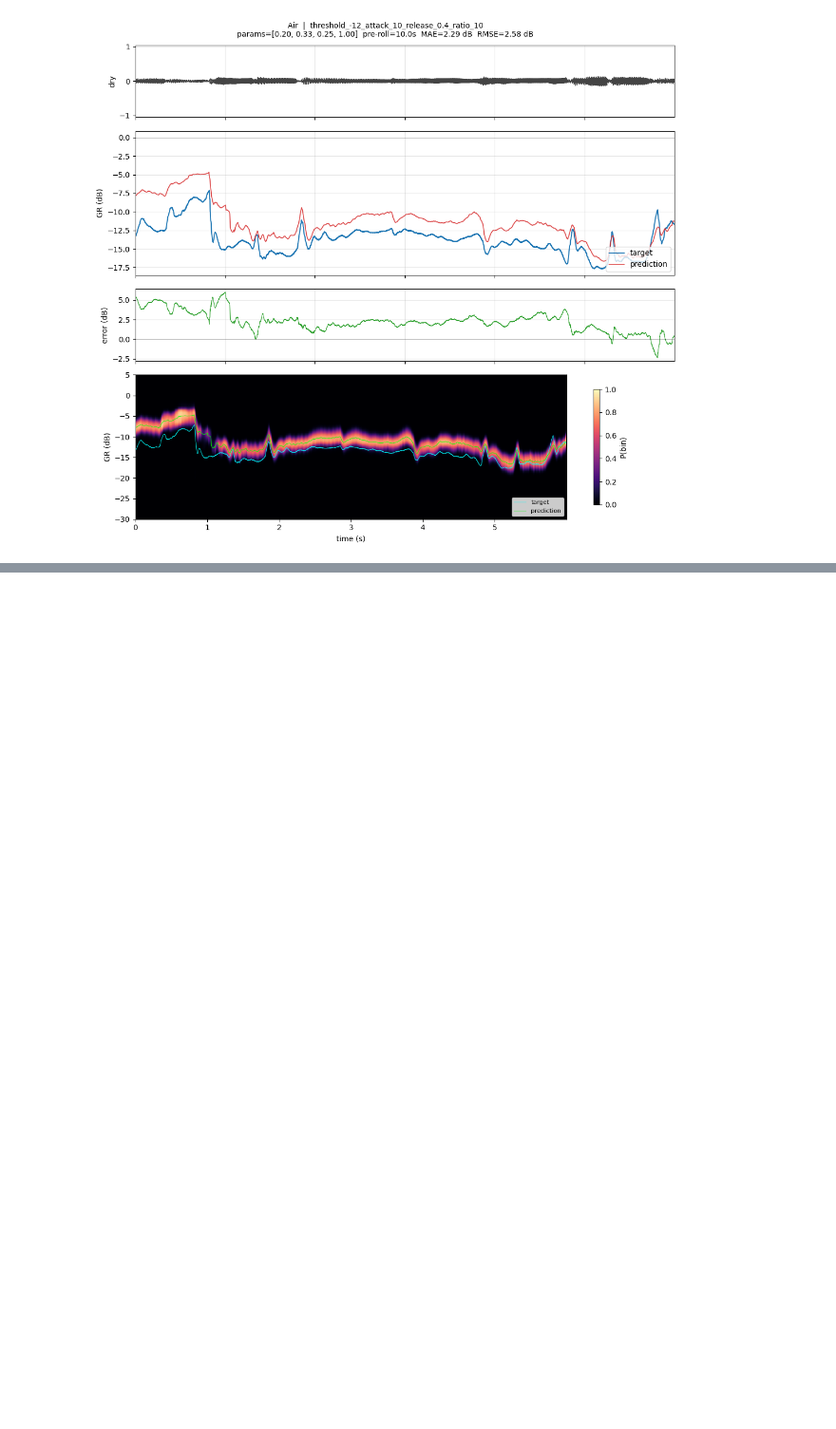
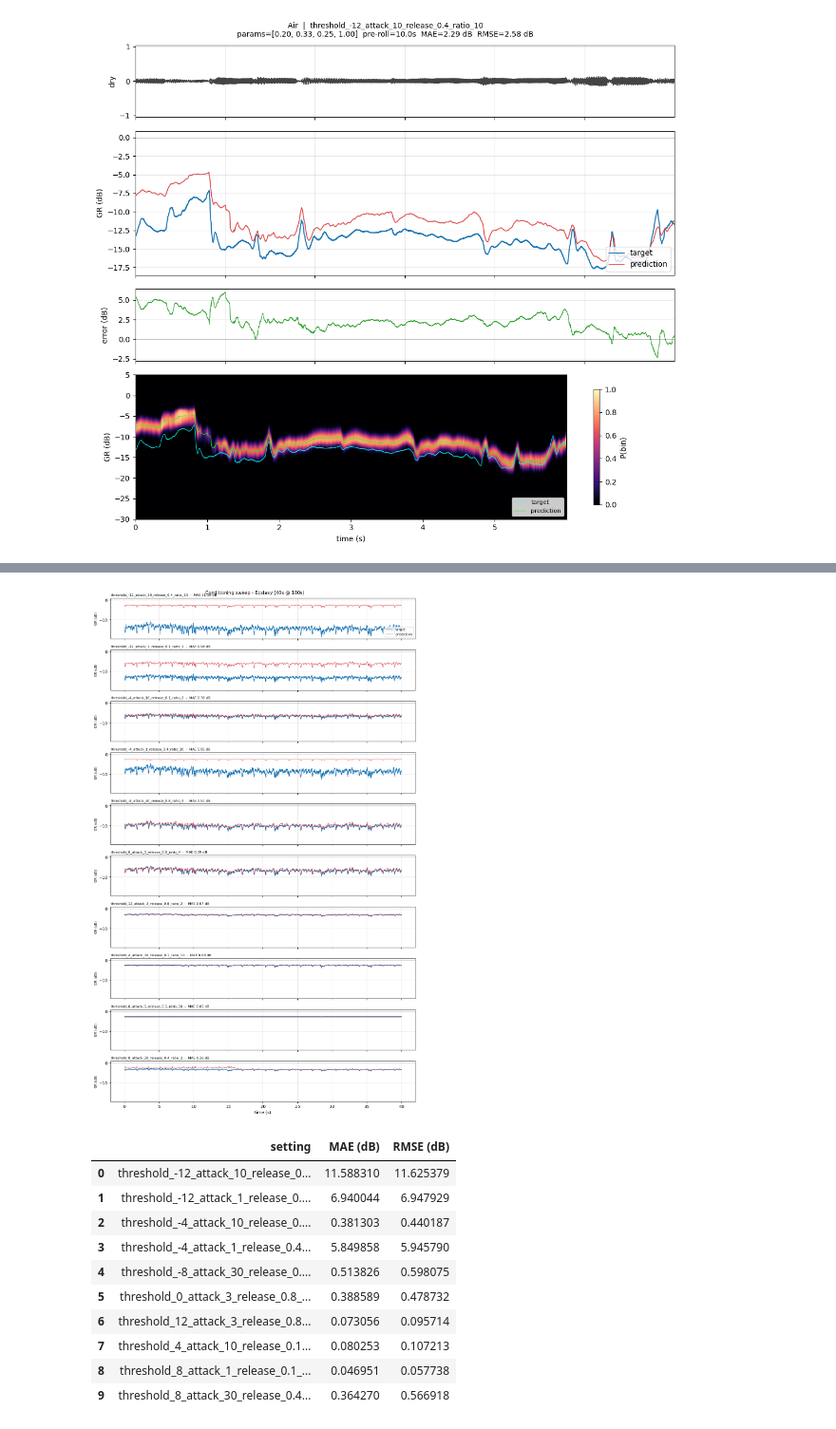
Before and after one commit to 5aola/Virtual-Analogue-Compressor-Modelling, a Jupyter notebook: 05_conditioning/eval_lstm_tfilm_gr_bins.ipynb, the cells around one changed output, grey strips where cells are left out. Shown at 95% size. Cells and saved outputs as stored; diff of their text form; code cells hidden in the pictures; blank space fills up the shorter version.

```diff
--- a/05_conditioning/eval_lstm_tfilm_gr_bins.ipynb
+++ b/05_conditioning/eval_lstm_tfilm_gr_bins.ipynb
@@ -374,0 +405,16 @@ sweep_curves, sweep_df = conditioning_sweep(start_sec=30.0, duration_sec=60.0)
+# %%
+# Conditioning sweep: validation song through all 10 settings
+sweep_curves, sweep_df = conditioning_sweep(start_sec=180.0, duration_sec=40.0)
+# %% [output]
+[figure, added]
+|  | setting | MAE (dB) | RMSE (dB) |
+| 0 | threshold_-12_attack_10_release_0... | 11.588310 | 11.625379 |
+| 1 | threshold_-12_attack_1_release_0.... | 6.940044 | 6.947929 |
+| 2 | threshold_-4_attack_10_release_0.... | 0.381303 | 0.440187 |
+| 3 | threshold_-4_attack_1_release_0.4... | 5.849858 | 5.945790 |
+| 4 | threshold_-8_attack_30_release_0.... | 0.513826 | 0.598075 |
+| 5 | threshold_0_attack_3_release_0.8_... | 0.388589 | 0.478732 |
+| 6 | threshold_12_attack_3_release_0.8... | 0.073056 | 0.095714 |
+| 7 | threshold_4_attack_10_release_0.1... | 0.080253 | 0.107213 |
+| 8 | threshold_8_attack_1_release_0.1_... | 0.046951 | 0.057738 |
+| 9 | threshold_8_attack_30_release_0.4... | 0.364270 | 0.566918 |
```
Also changed, not shown: parts of 10 cells of this notebook, 4 other files.
